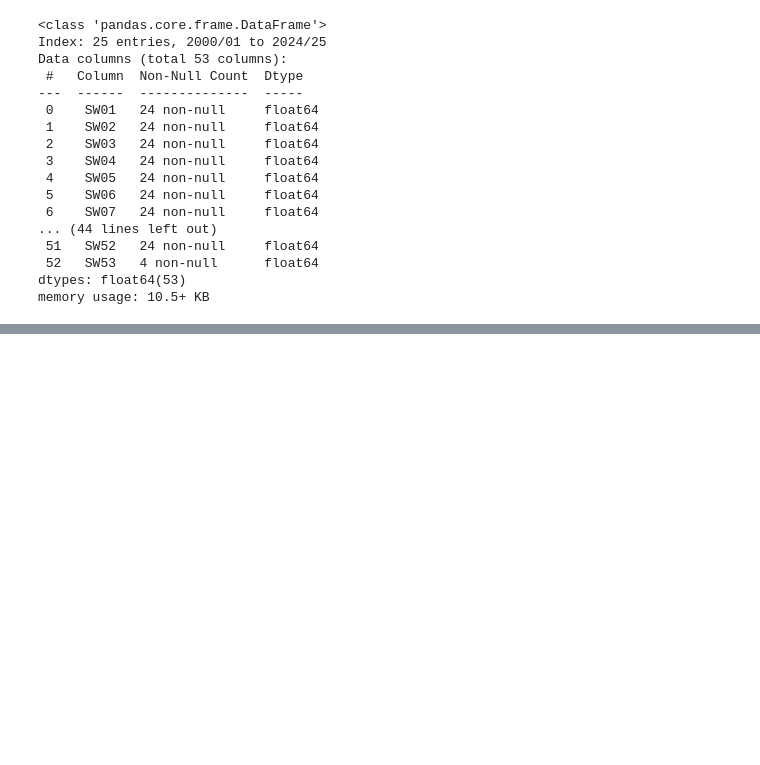
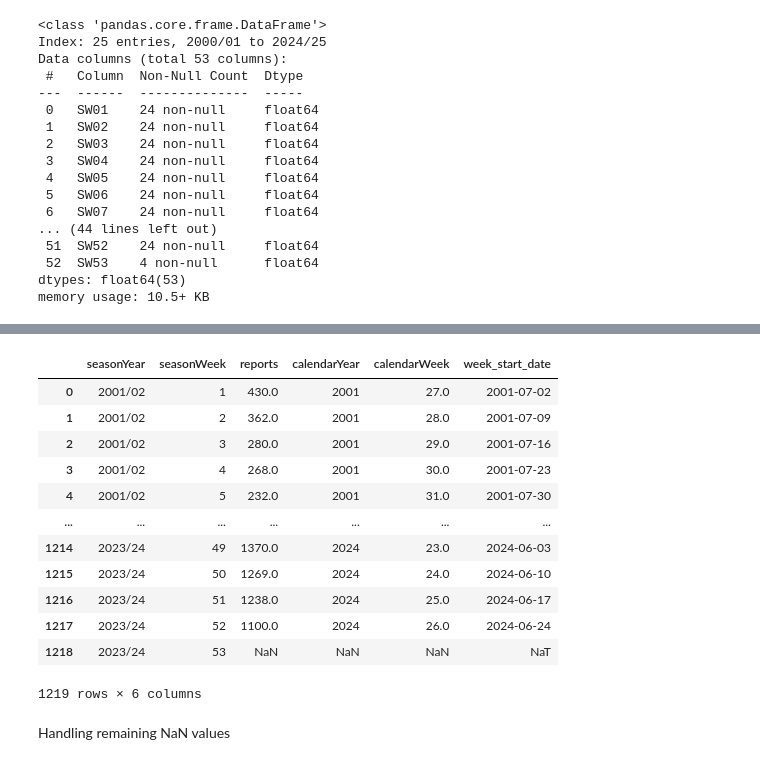
Before and after one commit to nina-prog/sem-outbreak-detection, a Jupyter notebook: notebooks/eda.ipynb, the cells around one changed output, grey strips where cells are left out. Cells and saved outputs as stored; diff of their text form; code cells hidden in the pictures; blank space fills up the shorter version.

```diff
--- a/notebooks/eda.ipynb
+++ b/notebooks/eda.ipynb
@@ -119,0 +171,24 @@ df_temp
+# %%
+# Get calendar year and week
+df_temp[["calendarYear", "calendarWeek"]] = df_temp.apply(
+    lambda x: pd.Series(
+        map_seasonal_calendar_to_calendar(x["seasonYear"], x["seasonWeek"])
+    ),
+    axis=1,
+)
+# %%
+# Get week start date as datetime like index
+def calculate_week_start_date(calendar_year, calendar_week):
+    """
+    Calculate the Monday (start date) of a given calendar week in the ISO calendar.
+
+    :param calendar_year: int, calendar year
+    :param calendar_week: int, calendar week
+    :return: datetime, start date of the week
+    """
+    try:
+        return datetime.strptime(
+            f"{int(calendar_year)}-W{int(calendar_week)}-1", "%G-W%V-%u"
+        )
+    except ValueError:
+        return np.nan
@@ -119,0 +199,18 @@ df_temp
+# %%
+df_temp
+# %% [output]
+|  | seasonYear | seasonWeek | reports | calendarYear | calendarWeek | week_start_date |
+| 0 | 2001/02 | 1 | 430.0 | 2001 | 27.0 | 2001-07-02 |
+| 1 | 2001/02 | 2 | 362.0 | 2001 | 28.0 | 2001-07-09 |
+| 2 | 2001/02 | 3 | 280.0 | 2001 | 29.0 | 2001-07-16 |
+| 3 | 2001/02 | 4 | 268.0 | 2001 | 30.0 | 2001-07-23 |
+| 4 | 2001/02 | 5 | 232.0 | 2001 | 31.0 | 2001-07-30 |
+| ... | ... | ... | ... | ... | ... | ... |
+| 1214 | 2023/24 | 49 | 1370.0 | 2024 | 23.0 | 2024-06-03 |
+| 1215 | 2023/24 | 50 | 1269.0 | 2024 | 24.0 | 2024-06-10 |
+| 1216 | 2023/24 | 51 | 1238.0 | 2024 | 25.0 | 2024-06-17 |
+| 1217 | 2023/24 | 52 | 1100.0 | 2024 | 26.0 | 2024-06-24 |
+| 1218 | 2023/24 | 53 | NaN | NaN | NaN | NaT |
+1219 rows × 6 columns
+# %% [markdown]
+Handling remaining NaN values
```
Also changed, not shown: parts of 23 cells of this notebook, 4 other files.
